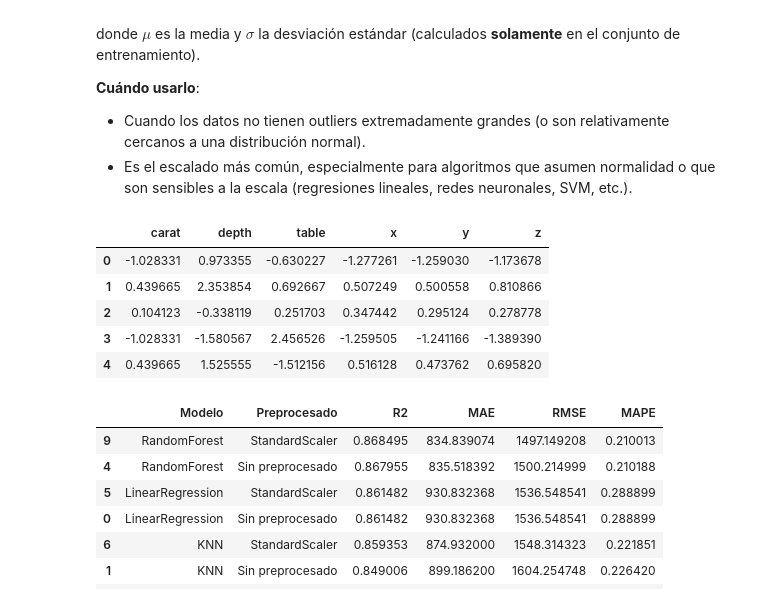
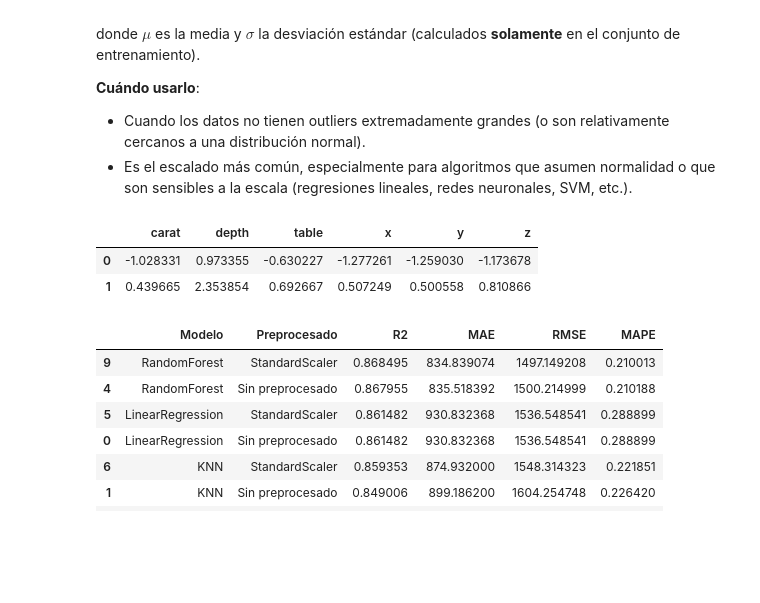
Before and after one commit to CaroliCosas/Ciencia_Datos_Hackaboss, a Jupyter notebook: mod5-estudio-machine-learning-y-deep-learning/02.notebooks_clase/01.machine-learning/05.est_preprocesados.ipynb, the cells around one changed output. Saved outputs shown, nothing was run; the diff lists cells and outputs as text; code cells hidden in the pictures; blank space fills up the shorter version.

```diff
--- a/mod5-estudio-machine-learning-y-deep-learning/01.Notebooks Ejercicios/05.est_preprocesados.ipynb
+++ b/mod5-estudio-machine-learning-y-deep-learning/02.notebooks_clase/01.machine-learning/05.est_preprocesados.ipynb
@@ -104,22 +104,19 @@ donde $\mu$ es la media y $\sigma$ la desviación estándar (calculados **solame
 # %%
 scaler = StandardScaler()
 scaler.fit(X_train)
 
 X_train_scaled = scaler.transform(X_train) # Devuelve un array de numpy
 X_test_scaled = scaler.transform(X_test) # Devuelve un array de numpy
 
-# Opcional:
+# Opcional: pasarlo a dataframes de pandas con los nombres de las columnas
 # para conservar los nombres de las columnas:
 X_train_scaled = pd.DataFrame(X_train_scaled, columns=X.columns)
 X_test_scaled = pd.DataFrame(X_test_scaled, columns=X.columns)
-X_train_scaled.head()
+X_train_scaled.head(2)
 # %% [output]
 |  | carat | depth | table | x | y | z |
 | 0 | -1.028331 | 0.973355 | -0.630227 | -1.277261 | -1.259030 | -1.173678 |
 | 1 | 0.439665 | 2.353854 | 0.692667 | 0.507249 | 0.500558 | 0.810866 |
-| 2 | 0.104123 | -0.338119 | 0.251703 | 0.347442 | 0.295124 | 0.278778 |
-| 3 | -1.028331 | -1.580567 | 2.456526 | -1.259505 | -1.241166 | -1.389390 |
-| 4 | 0.439665 | 1.525555 | -1.512156 | 0.516128 | 0.473762 | 0.695820 |
 # %%
 calculate_metrics('StandardScaler', X_train_scaled, X_test_scaled, y_train, y_test)
 # %% [output]
```
Also changed, not shown: parts of 10 cells of this notebook, 11 other files.
